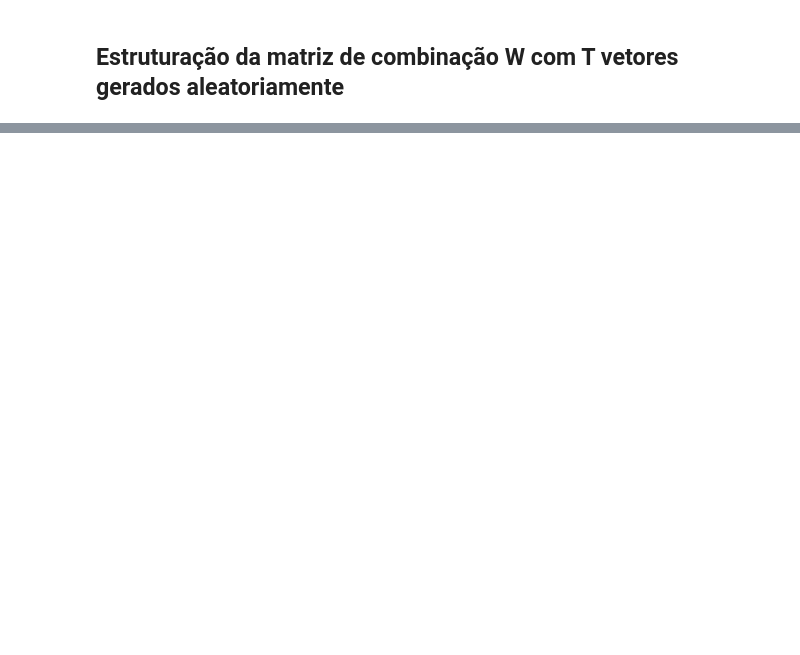
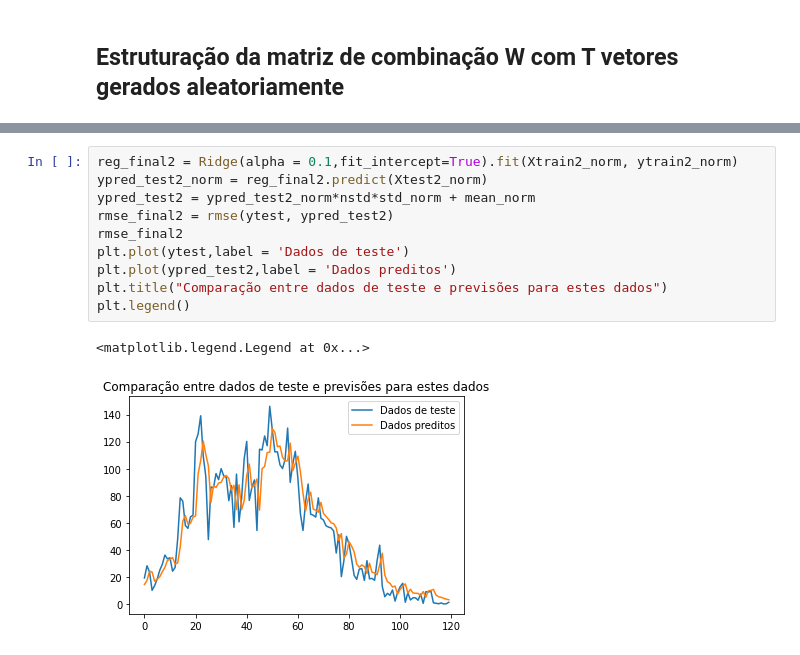
Before and after one commit to arlindots/maclea, a Jupyter notebook: efc1.ipynb, the cells around one changed output, grey strips where cells are left out. Saved outputs shown, nothing was run; the diff lists cells and outputs as text; blank space fills up the shorter version.

Commit message:
Ex 02 finalizado

```diff
--- a/efc1.ipynb
+++ b/efc1.ipynb
@@ -247,0 +257,13 @@ result.shape
+# %%
+reg_final2 = Ridge(alpha = 0.1,fit_intercept=True).fit(Xtrain2_norm, ytrain2_norm)
+ypred_test2_norm = reg_final2.predict(Xtest2_norm)
+ypred_test2 = ypred_test2_norm*nstd*std_norm + mean_norm
+rmse_final2 = rmse(ytest, ypred_test2)
+rmse_final2
+plt.plot(ytest,label = 'Dados de teste')
+plt.plot(ypred_test2,label = 'Dados preditos')
+plt.title("Comparação entre dados de teste e previsões para estes dados")
+plt.legend()
+# %% [output]
+<matplotlib.legend.Legend at 0x...>
+[figure, added]
```
Also changed, not shown: parts of 7 cells of this notebook.
